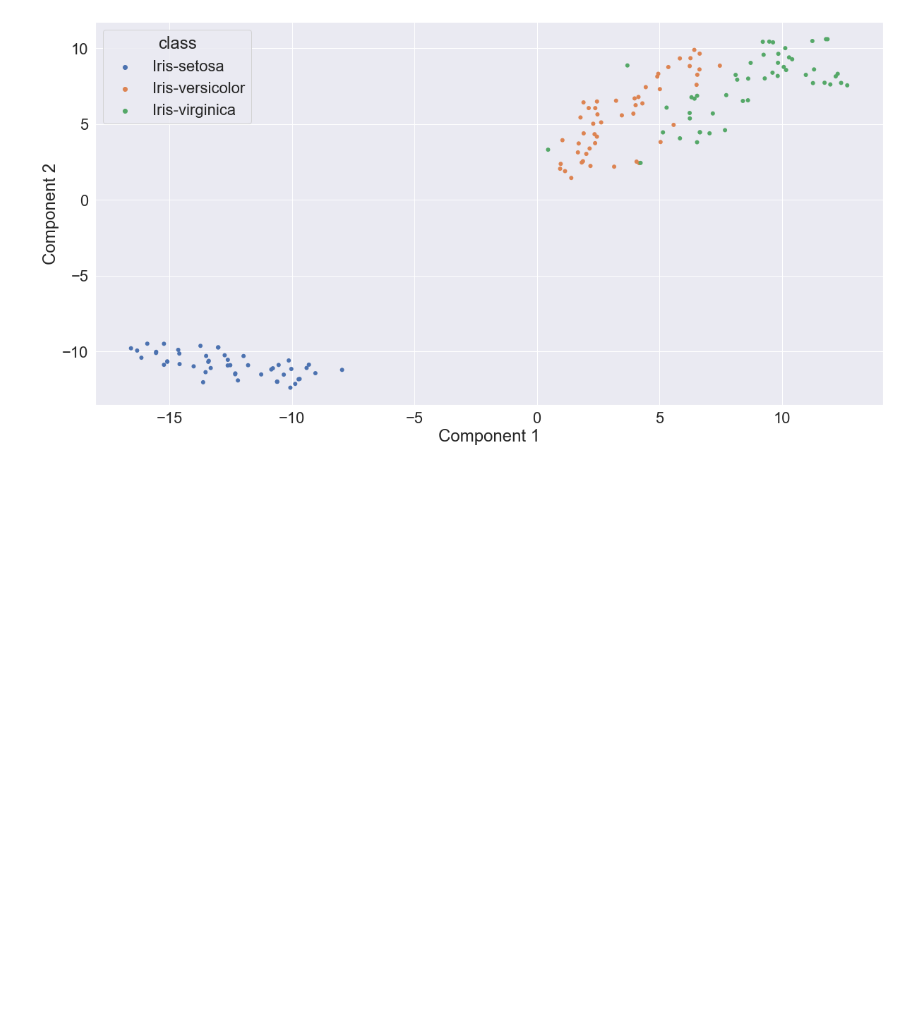
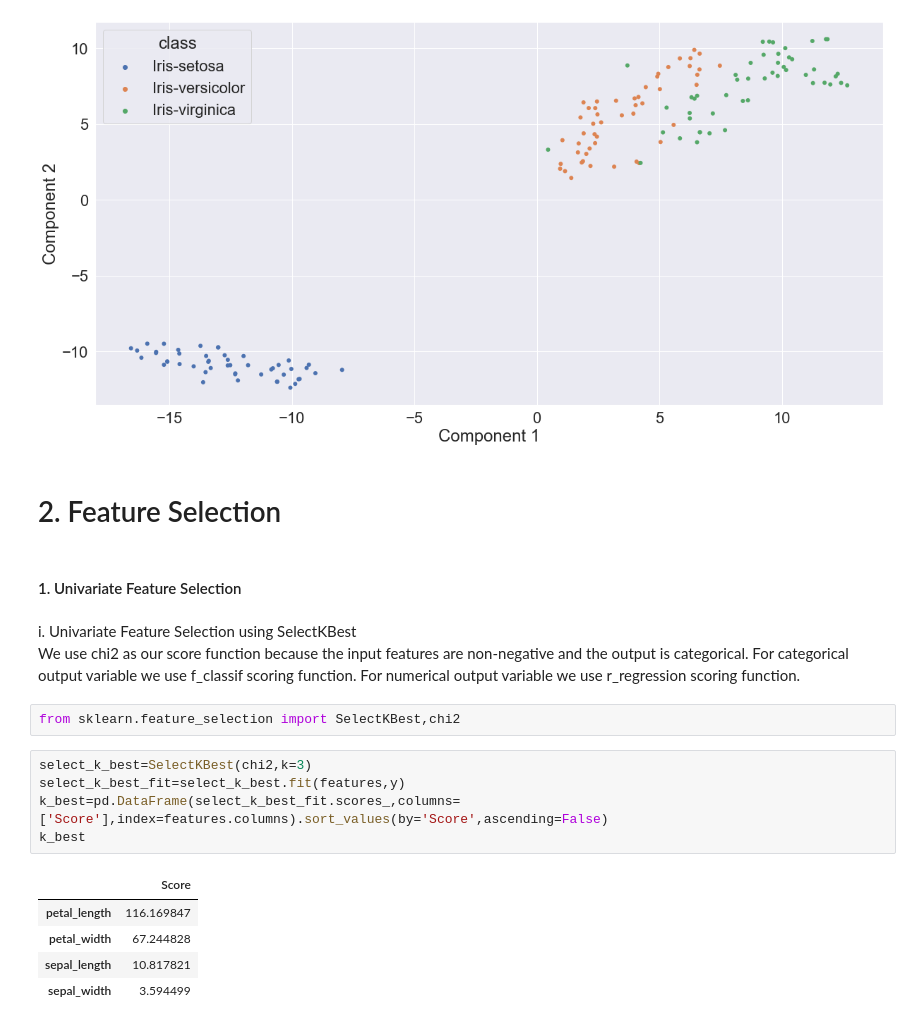
Before and after one commit to SammyOngaya/data2ml, a Jupyter notebook: feature-engineering.ipynb, the cells around one changed output. Cells and saved outputs as stored; diff of their text form; blank space fills up the shorter version.

```diff
--- a/feature-engineering.ipynb
+++ b/feature-engineering.ipynb
@@ -430,3 +430,23 @@ sns.scatterplot(x="Component 1", y="Component 2", sizes=(1, 8), linewidth=0,data
 plt.show()
 # %% [output]
 [figure]
+# %% [markdown]
+# 2. Feature Selection
+# %% [markdown]
+#### 1. Univariate Feature Selection
+# %% [markdown]
+i. Univariate Feature Selection using SelectKBest<br />
+We use chi2 as our score function because the input features are non-negative and the output is categorical. For categorical output variable we use f_classif scoring function. For numerical output variable we use r_regression scoring function.
+# %%
+from sklearn.feature_selection import SelectKBest,chi2
+# %%
+select_k_best=SelectKBest(chi2,k=3)
+select_k_best_fit=select_k_best.fit(features,y)
+k_best=pd.DataFrame(select_k_best_fit.scores_,columns=['Score'],index=features.columns).sort_values(by='Score',ascending=False)
+k_best
+# %% [output]
+|  | Score |
+| petal_length | 116.169847 |
+| petal_width | 67.244828 |
+| sepal_length | 10.817821 |
+| sepal_width | 3.594499 |
```
Also changed, not shown: parts of 11 cells of this notebook.
